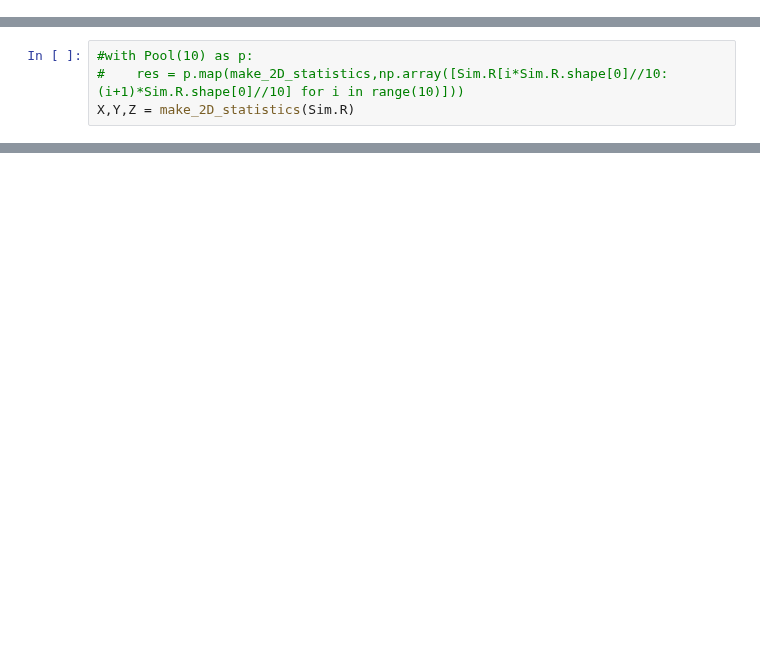
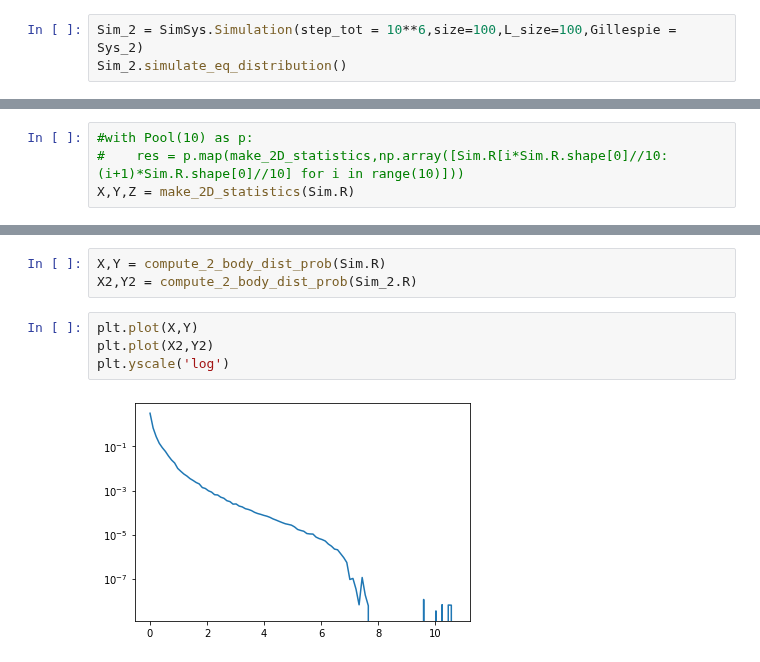
Before and after one commit to HugoLeRoy94/Aging_Condensate, a Jupyter notebook: Fixed_number_of_linkers/Map2D_Linkers.ipynb, the cells around one changed output, grey strips where cells are left out. Cells and saved outputs as stored; diff of their text form; blank space fills up the shorter version.

```diff
--- a/Fixed_number_of_linkers/Map2D_Linkers.ipynb
+++ b/Fixed_number_of_linkers/Map2D_Linkers.ipynb
@@ -36,0 +39,3 @@ np.max(Sim.R)
+# %%
+Sim_2 = SimSys.Simulation(step_tot = 10**6,size=100,L_size=100,Gillespie = Sys_2)
+Sim_2.simulate_eq_distribution()
@@ -63,0 +105,9 @@ cba = plt.colorbar(psm)
+# %%
+X,Y = compute_2_body_dist_prob(Sim.R)
+X2,Y2 = compute_2_body_dist_prob(Sim_2.R)
+# %%
+plt.plot(X,Y)
+plt.plot(X2,Y2)
+plt.yscale('log')
+# %% [output]
+[figure, added]
```
Also changed, not shown: parts of 8 cells of this notebook, 2 other files.
